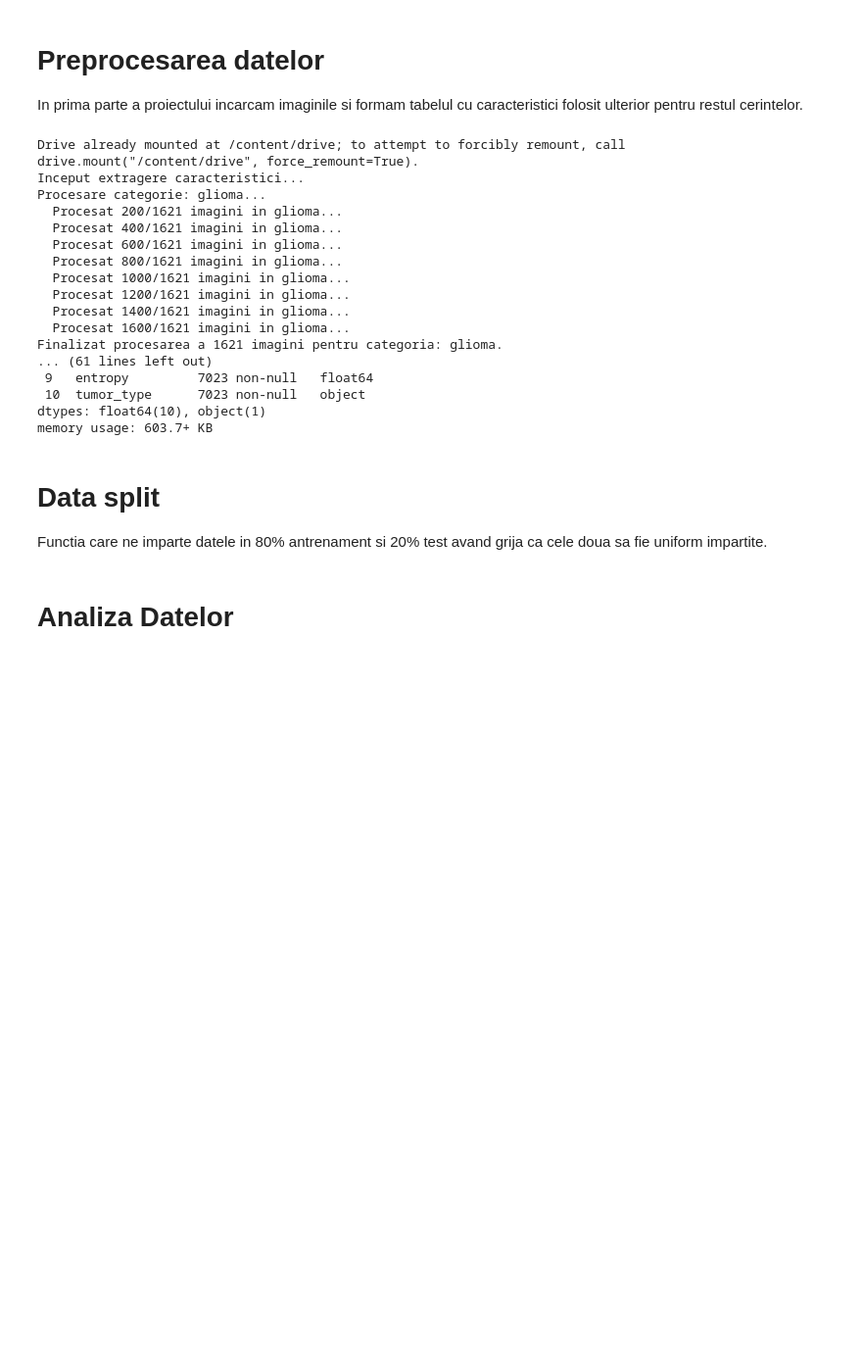
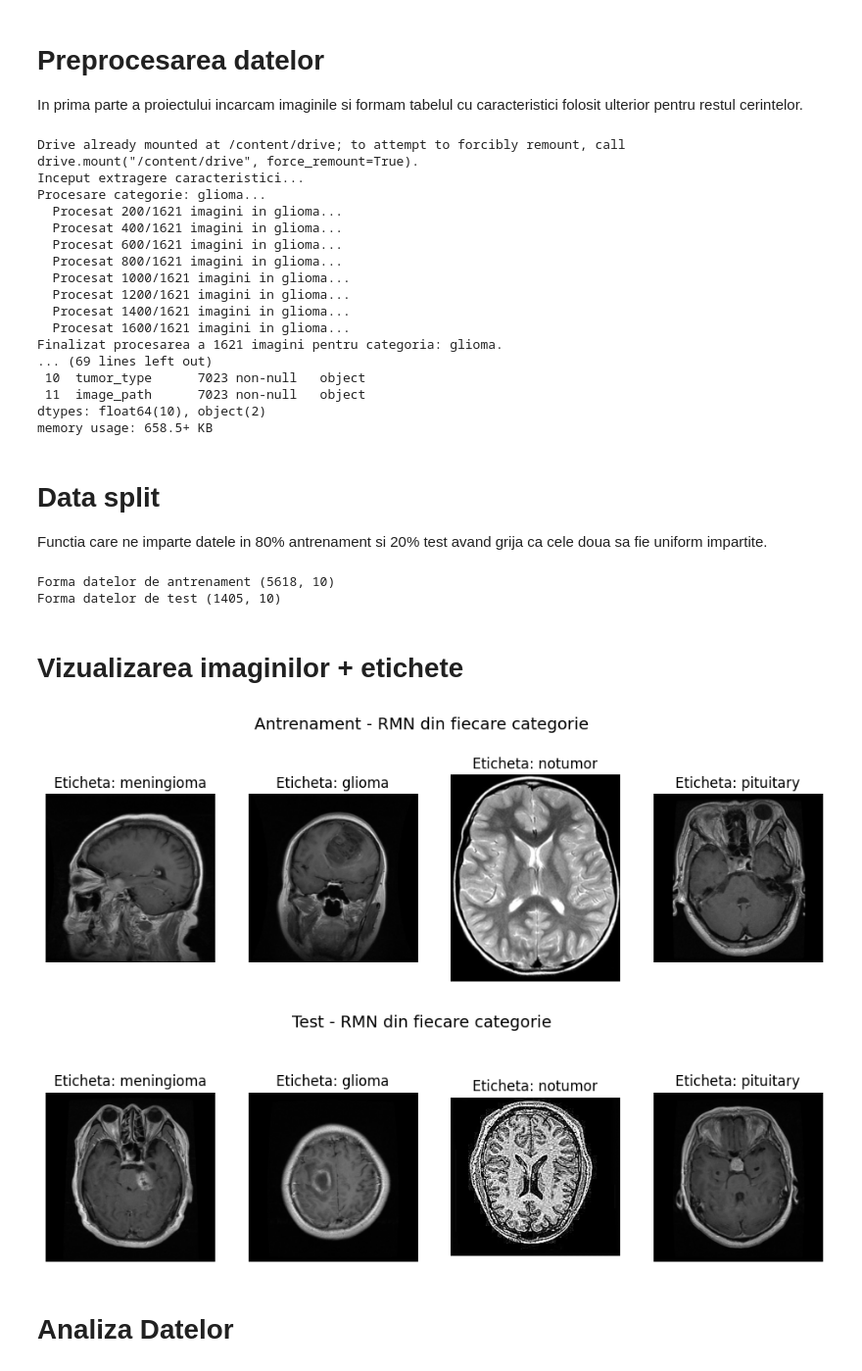
Before and after one commit to mihai1923/ml-proiect, a Jupyter notebook: jupyter.ipynb, the cells around one changed output. Shown at 98% size. Drawn from its saved outputs; the diff is of its cells as text; code cells hidden in the pictures; blank space fills up the shorter version.

Commit message:
moved .py to jupiter notebook
added random generation of training/test data after splitting + updated readme for eda

```diff
--- a/jupyter.ipynb
+++ b/jupyter.ipynb
@@ -67,6 +67,8 @@ for category_idx, category in enumerate(categories):
         img_features = extract_image_features(preprocessed_img_array)
         # adaugam tipul tumorii printre caracteristici
         img_features['tumor_type'] = category
+        # adaugam calea imaginii pentru a putea afisa imaginile
+        img_features['image_path'] = image_path
         # punem toate caracteristicile in lista
         all_features_list.append(img_features)
         # afisam la fiecare 200 de iteratii sa putem vedea progresul
@@ -95,11 +97,11 @@ Procesare categorie: glioma...
   Procesat 1400/1621 imagini in glioma...
   Procesat 1600/1621 imagini in glioma...
 Finalizat procesarea a 1621 imagini pentru categoria: glioma.
-... (61 lines left out)
- 9   entropy         7023 non-null   float64
+... (69 lines left out)
  10  tumor_type      7023 non-null   object
-dtypes: float64(10), object(1)
-memory usage: 603.7+ KB
+ 11  image_path      7023 non-null   object
+dtypes: float64(10), object(2)
+memory usage: 658.5+ KB
 # %% [markdown]
 # Data split
 Functia care ne imparte datele in 80% antrenament si 20% test avand grija ca cele doua sa fie uniform impartite.
@@ -109,17 +111,64 @@ import pandas as pd
 
 tumor_features = pd.read_csv("brain_tumor_features.csv")
 y = tumor_features['tumor_type']
-X = tumor_features.drop(columns=['tumor_type'])
+X = tumor_features.drop(columns=['tumor_type', 'image_path'])
+image_paths = tumor_features['image_path'] # caile catre imagini
 # y reprezinta label-ul tumorilor; X reprezinta caracteristicile
+# image_paths reprezinta caile catre imagini
 # le dam shuffle si le impartim in 80% train - 20% test.
 # stratify ne ajuta sa mentinem o impartire uniforma
 # sa nu avem 80% din clasa notumor intr-o parte de exemplu
-X_train, X_test, y_train, y_test = train_test_split(X, y, test_size=0.2, random_state=42, shuffle=True, stratify=y)
-# salvam fisierele train.csv si test.csv cu datele pe care se va antrena modelul
+X_train, X_test, y_train, y_test, paths_train, paths_test = train_test_split(X, y, image_paths, test_size=0.2, random_state=42, shuffle=True, stratify=y)
+print("Forma datelor de antrenament", X_train.shape)
+print("Forma datelor de test", X_test.shape)
+# salvam fisierele train.csv si test.csv cu datele pe care se va antrena modelul (fara caile imaginilor)
 train_df = pd.concat([X_train, y_train], axis=1)
 test_df = pd.concat([X_test, y_test], axis=1)
 train_df.to_csv("train.csv", index=False)
 test_df.to_csv("test.csv", index=False)
+
+
+# cream dataframes pentru afisarea imaginilor
+train_display_df = pd.concat([X_train, paths_train, y_train], axis=1)
+test_display_df = pd.concat([X_test, paths_test, y_test], axis=1)
+# %% [output]
+Forma datelor de antrenament (5618, 10)
+Forma datelor de test (1405, 10)
+# %% [markdown]
+# Vizualizarea imaginilor + etichete
+# %%
+import matplotlib.pyplot as plt
+import random
+
+def display_random(df, title_prefix=""):
+    unique_categories = df['tumor_type'].unique()
+    num_categories = len(unique_categories)
+    to_display = []
+    for category in unique_categories:
+        category_df = df[df['tumor_type'] == category]
+        take_sample_df = category_df[['image_path', 'tumor_type']]
+        take_sample = take_sample_df.sample(n=1)
+        to_display.append({'image_path': take_sample['image_path'].item(), 'tumor_type': take_sample['tumor_type'].item()})
+    plt.figure(figsize=(12, 4))
+    plt.suptitle(f"{title_prefix} - RMN din fiecare categorie", fontsize=14)
+    for i, item in enumerate(to_display):
+        img_path = item['image_path']
+        label = item['tumor_type']
+        # deschidem fiecare imagine
+        img = Image.open(img_path).convert('L')
+        plt.subplot(1, 4, i + 1)
+        plt.imshow(img, cmap='gray')
+        plt.title(f"Eticheta: {label}")
+        plt.axis('off')
+    plt.show()
+
+# afisam imaginile pentru datele de antrenament
+display_random(train_display_df, title_prefix="Antrenament")
+# afisam imaginile pentru datele de test
+display_random(test_display_df, title_prefix="Test")
+# %% [output]
+[figure, added]
+[figure, added]
 # %% [markdown]
 # Analiza Datelor
 # %%
```
Also changed, not shown: parts of 1 cell of this notebook, 4 other files.
